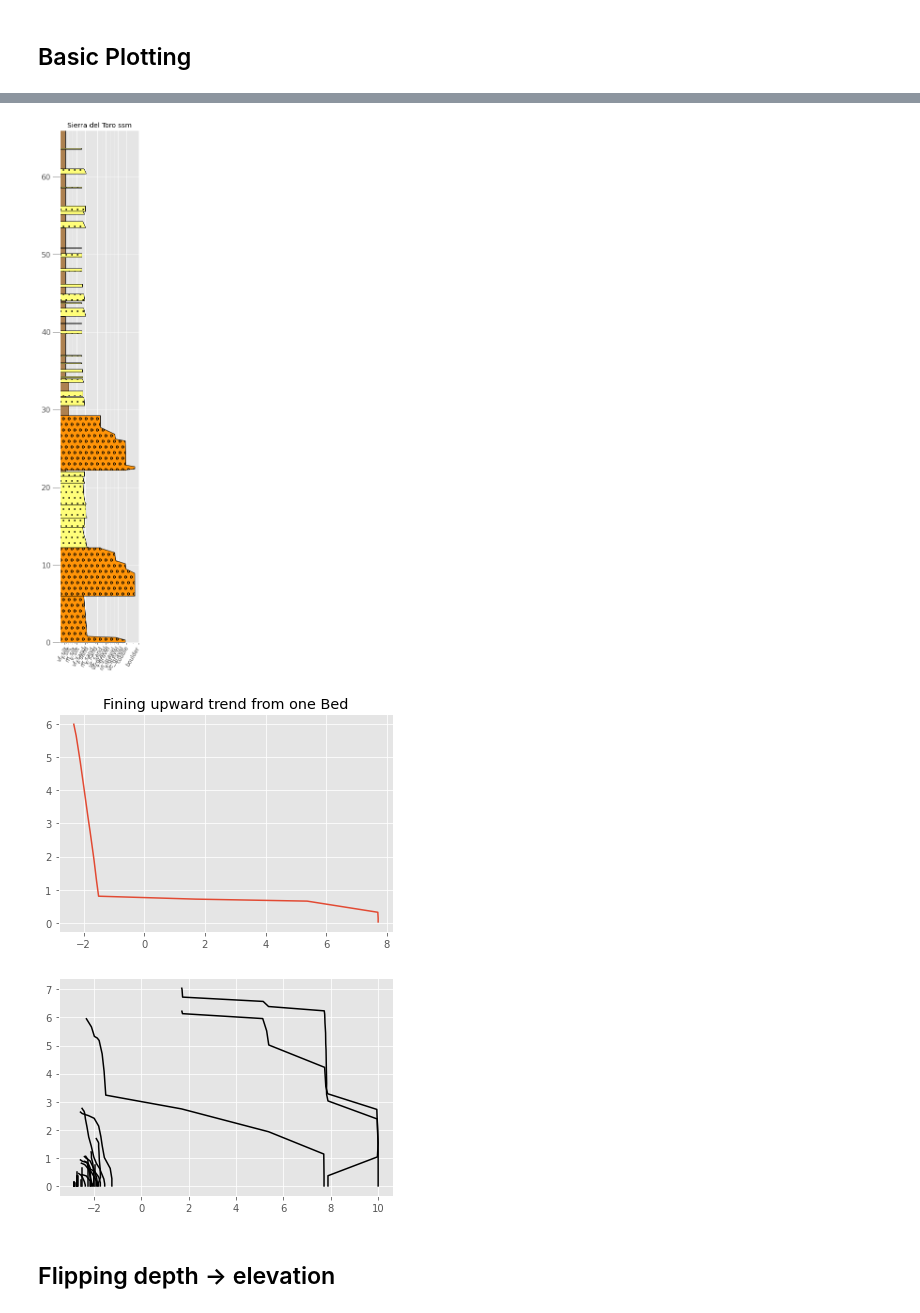
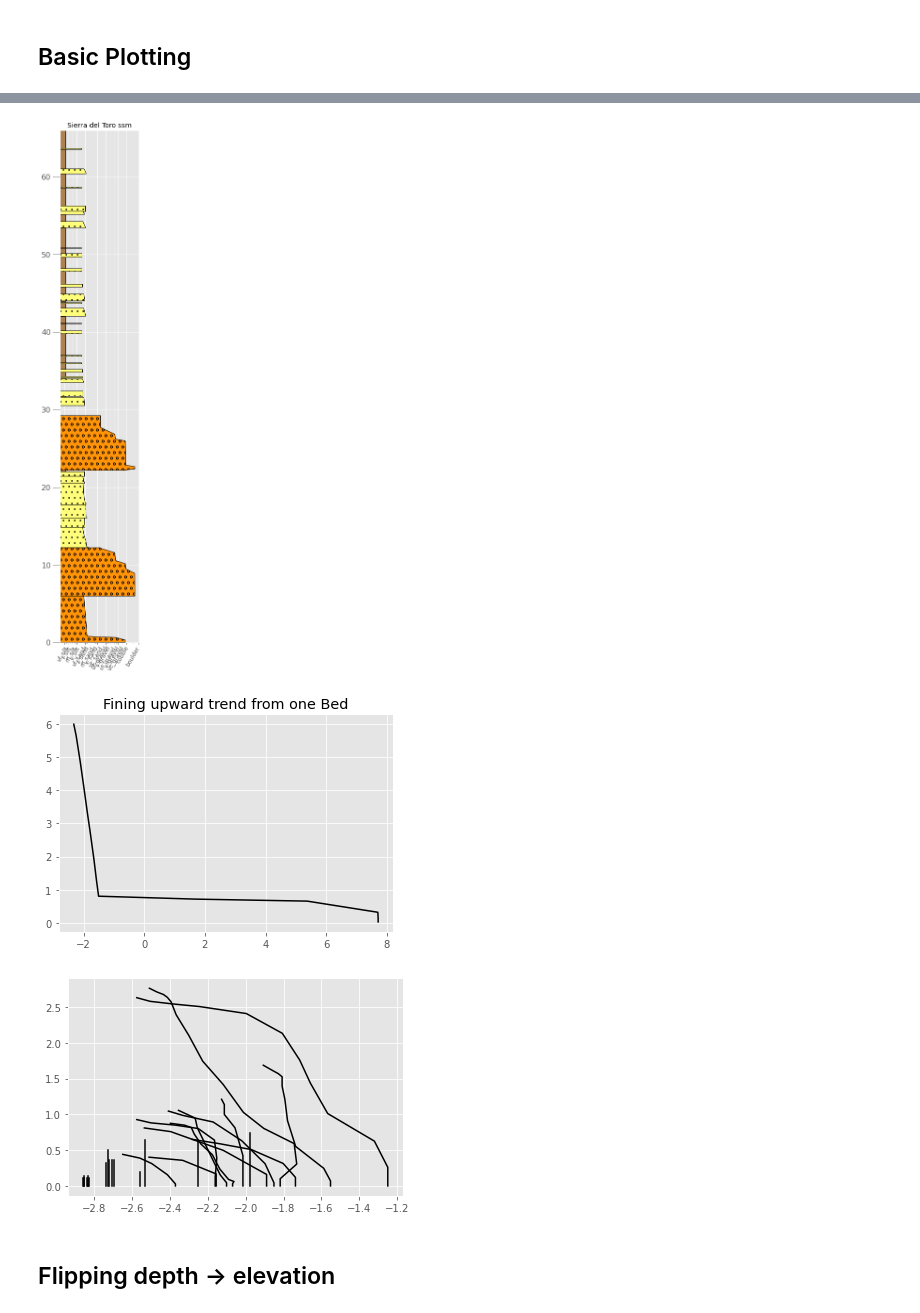
Before and after one commit to rgmyr/litholog, a Jupyter notebook: notebooks/actual_demo.ipynb, the cells around one changed output, grey strips where cells are left out. Saved outputs shown, nothing was run; the diff lists cells and outputs as text; code cells hidden in the pictures.

Commit message:
updating data and notebooks and wentworth

```diff
--- a/notebooks/actual_demo.ipynb
+++ b/notebooks/actual_demo.ipynb
@@ -347,0 +95,3 @@ for bed in mag:
+# %%
+df['grain_size_psi'] = df.grain_size_mm.apply(lambda x: np.round(litholog.wentworth.gs2psi(x),4))
+df.head()
@@ -347,0 +158,8 @@ for bed in mag:
+# %%
+# Choose two logs to use as examples
+magnolia = seqs[5] # a core description
+
+testseq = seqs[-2] # an outcrop log
+
+# see what they look like
+[magnolia, testseq]
@@ -347,0 +256,10 @@ for bed in mag:
+# %%
+# get one bed top using an index
+print(testseq[0].top.middle)
+
+# get the first five bed tops using list comprehension (see striplog docs for attributes of top and base (e.g., base, middle, upper))
+print('first five',[bed.top.middle for bed in testseq[0:5]])
+
+# or you can build a simple loop
+for bed in testseq[0:5]:
+    print(bed.top.middle)
@@ -362,45 +293,41 @@ mag.plot()
 
 fig, ax = plt.subplots(figsize=[3,20])
 
-seq_num = -2
+testseq.plot(ax=ax,
+             legend=litholog.defaults.litholegend,
+             width_field='grain_size_psi',
+             depth_field='depth_m',
+             wentworth='fine'
+            )
 
-seqs[seq_num].plot(ax=ax,
-                   legend=litholog.defaults.litholegend,
-                   width_field='grain_size_psi',
-                   depth_field='depth_m',
-                   wentworth='fine'
-                  )
-
-ax.set_title(seqs[seq_num].metadata['name']);
+ax.set_title(testseq.metadata['name']);
 # %% [output]
-[figure, old version]
+[figure, new version]
 # %%
-gs=mag[-1].data['grain_size_psi'] # get just one field from a Bed
-de=mag[-1].data['depth_m']
+gs=testseq[-1].data['grain_size_psi'] # get just one field from a Bed
+de=testseq[-1].data['depth_m']
 
-plt.plot(gs,de)
-if mag.order=='depth':
+plt.plot(gs,de,'k')
+if testseq.order=='depth':
     plt.gca().invert_yaxis()
     print('depth ordered')
 
 plt.title('Fining upward trend from one Bed');
 # %% [output]
-[figure, old version]
+[figure, new version]
 # %%
 fig, ax = plt.subplots()
-for bed in mag:
-    if bed.data['snd_shl']==1.0:
+for bed in testseq:
+    if bed.lithology=='sand':
         gs=bed.data['grain_size_psi']
 
         de=bed.data['depth_m']
         de=np.max(de)-de # normalize to zero so they will all plot together
-        if mag.order=='elevation':
+        if testseq.order=='elevation':
             de=np.flip(de)
-
         ax.plot(gs,de,'k')
-#plt.gca().set_xlim([-3.5,-2]) # do this because some sand beds go all the way to clay
 # %% [output]
-[figure, old version]
+[figure, new version]
 # %% [markdown]
 ## Flipping depth -> elevation
 # %%
```
Also changed, not shown: parts of 62 cells of this notebook, 4 other files.
